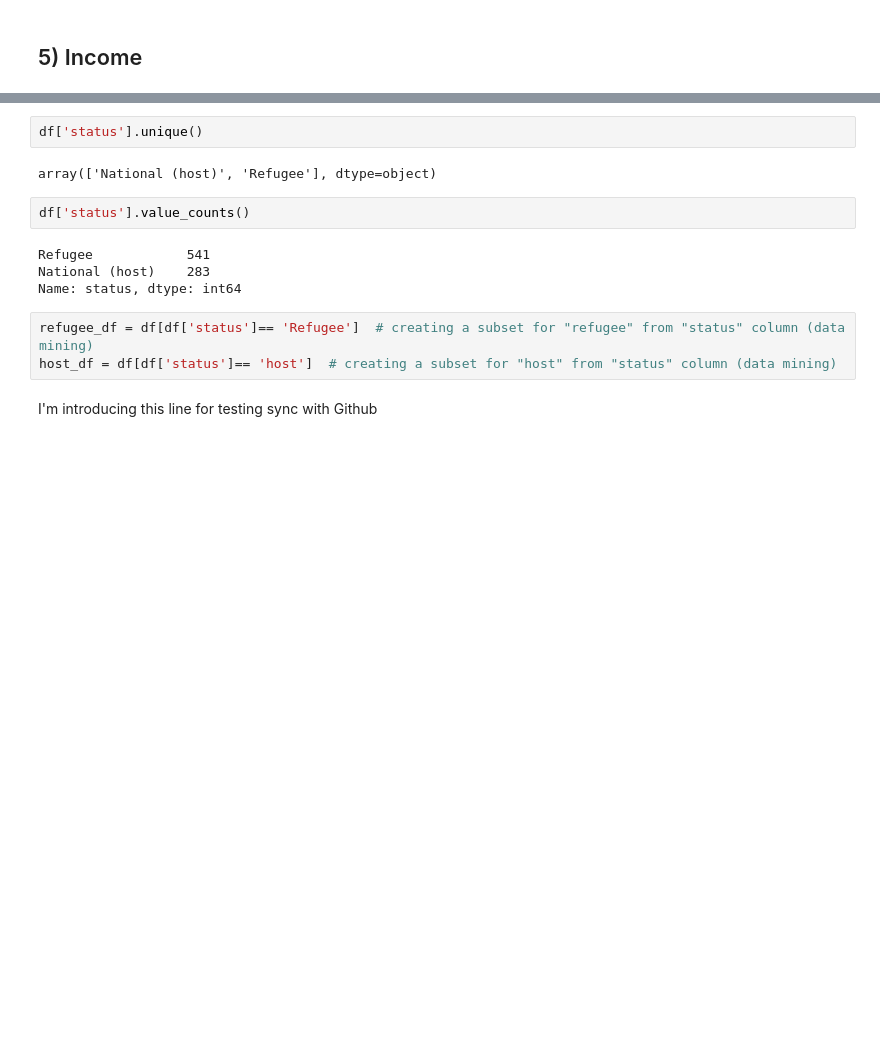
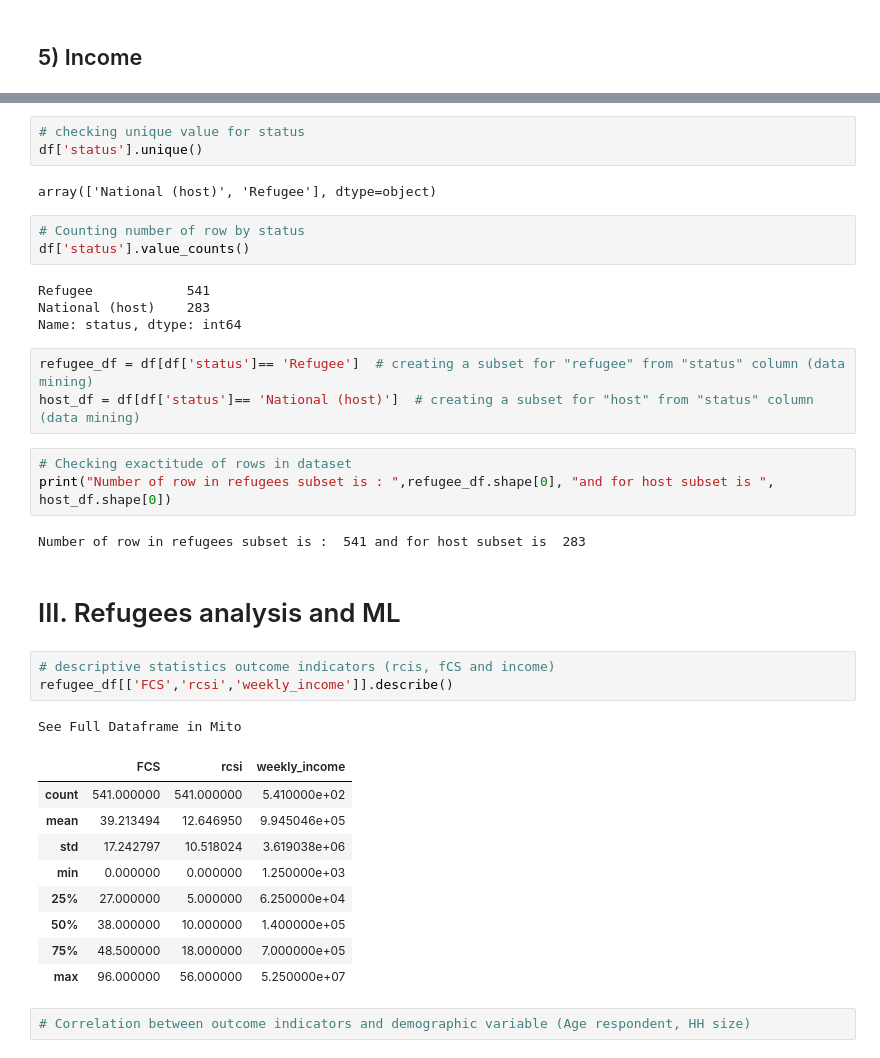
Before and after one commit to naeljb/uthabiti, a Jupyter notebook: Uthabity_MachineLearning.ipynb, the cells around one changed output, grey strips where cells are left out. Drawn from its saved outputs; the diff is of its cells as text; blank space fills up the shorter version.

```diff
--- a/Uthabity_MachineLearning.ipynb
+++ b/Uthabity_MachineLearning.ipynb
@@ -209,8 +240,10 @@ rcsi_mean
 # %%
+# checking unique value for status
 df['status'].unique()
 # %% [output]
 array(['National (host)', 'Refugee'], dtype=object)
 # %%
+# Counting number of row by status
 df['status'].value_counts()
 # %% [output]
 Refugee            541
@@ -218,6 +251,27 @@ National (host)    283
 Name: status, dtype: int64
 # %%
 refugee_df = df[df['status']== 'Refugee']  # creating a subset for "refugee" from "status" column (data mining)
-host_df = df[df['status']== 'host']  # creating a subset for "host" from "status" column (data mining)
+host_df = df[df['status']== 'National (host)']  # creating a subset for "host" from "status" column (data mining)
-# %% [markdown]
-I'm introducing this line for testing sync with Github
+# %%
+# Checking exactitude of rows in dataset
+print("Number of row in refugees subset is : ",refugee_df.shape[0], "and for host subset is ", host_df.shape[0])
+# %% [output]
+Number of row in refugees subset is :  541 and for host subset is  283
+# %% [markdown]
+# III. Refugees analysis and ML
+# %%
+# descriptive statistics outcome indicators (rcis, fCS and income)
+refugee_df[['FCS','rcsi','weekly_income']].describe()
+# %% [output]
+See Full Dataframe in Mito
+|  | FCS | rcsi | weekly_income |
+| count | 541.000000 | 541.000000 | 5.410000e+02 |
+| mean | 39.213494 | 12.646950 | 9.945046e+05 |
+| std | 17.242797 | 10.518024 | 3.619038e+06 |
+| min | 0.000000 | 0.000000 | 1.250000e+03 |
+| 25% | 27.000000 | 5.000000 | 6.250000e+04 |
+| 50% | 38.000000 | 10.000000 | 1.400000e+05 |
+| 75% | 48.500000 | 18.000000 | 7.000000e+05 |
+| max | 96.000000 | 56.000000 | 5.250000e+07 |
+# %%
+# Correlation between outcome indicators and demographic variable (Age respondent, HH size)
```
Also changed, not shown: parts of 15 cells of this notebook.
